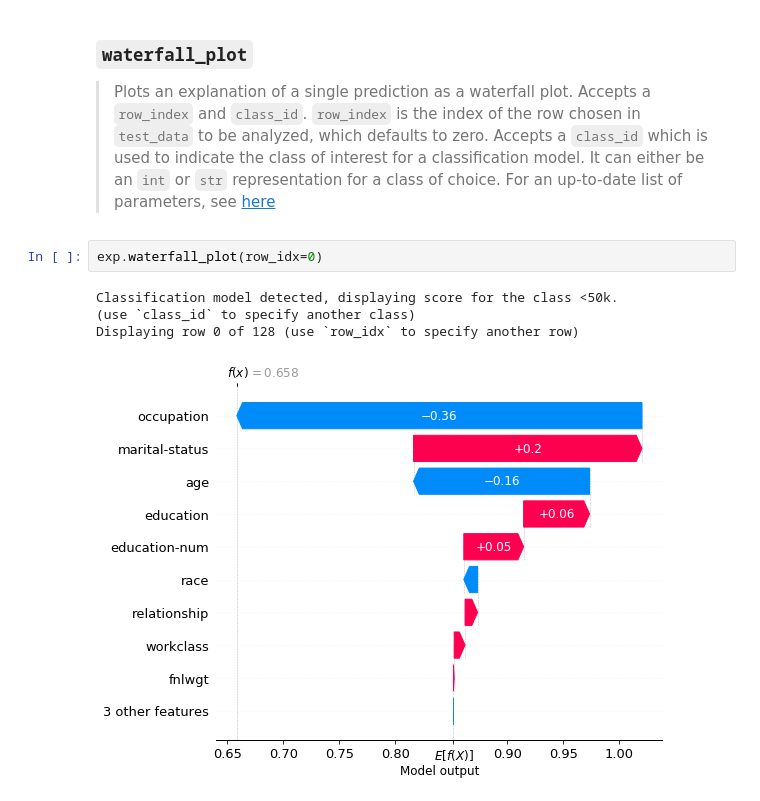
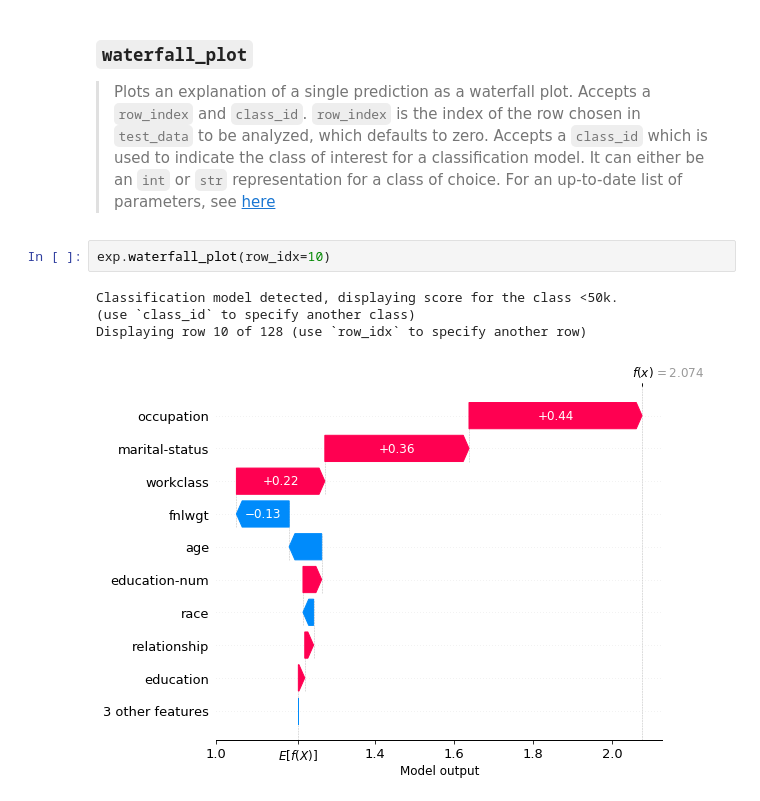
Before and after one commit to nestordemeure/fastshap, a Jupyter notebook: nbs/01_interpret.ipynb, the cells around one changed output. Saved outputs shown, nothing was run; the diff lists cells and outputs as text.

```diff
--- a/nbs/01_interpret.ipynb
+++ b/nbs/01_interpret.ipynb
@@ -156,9 +155,9 @@ exp.summary_plot()
 ### `waterfall_plot`
 > Plots an explanation of a single prediction as a waterfall plot. Accepts a `row_index` and `class_id`. `row_index` is the index of the row chosen in `test_data` to be analyzed, which defaults to zero. Accepts a `class_id` which is used to indicate the class of interest for a classification model. It can either be an `int` or `str` representation for a class of choice. For an up-to-date list of parameters, see [here](https://github.com/slundberg/shap/blob/master/shap/plots/waterfall.py)
 # %%
-exp.waterfall_plot(row_idx=0)
+exp.waterfall_plot(row_idx=10)
 # %% [output]
 Classification model detected, displaying score for the class <50k.
 (use `class_id` to specify another class)
-Displaying row 0 of 128 (use `row_idx` to specify another row)
+Displaying row 10 of 128 (use `row_idx` to specify another row)
-[figure, old version]
+[figure, new version]
```
Also changed, not shown: parts of 4 cells of this notebook, 1 other file.
